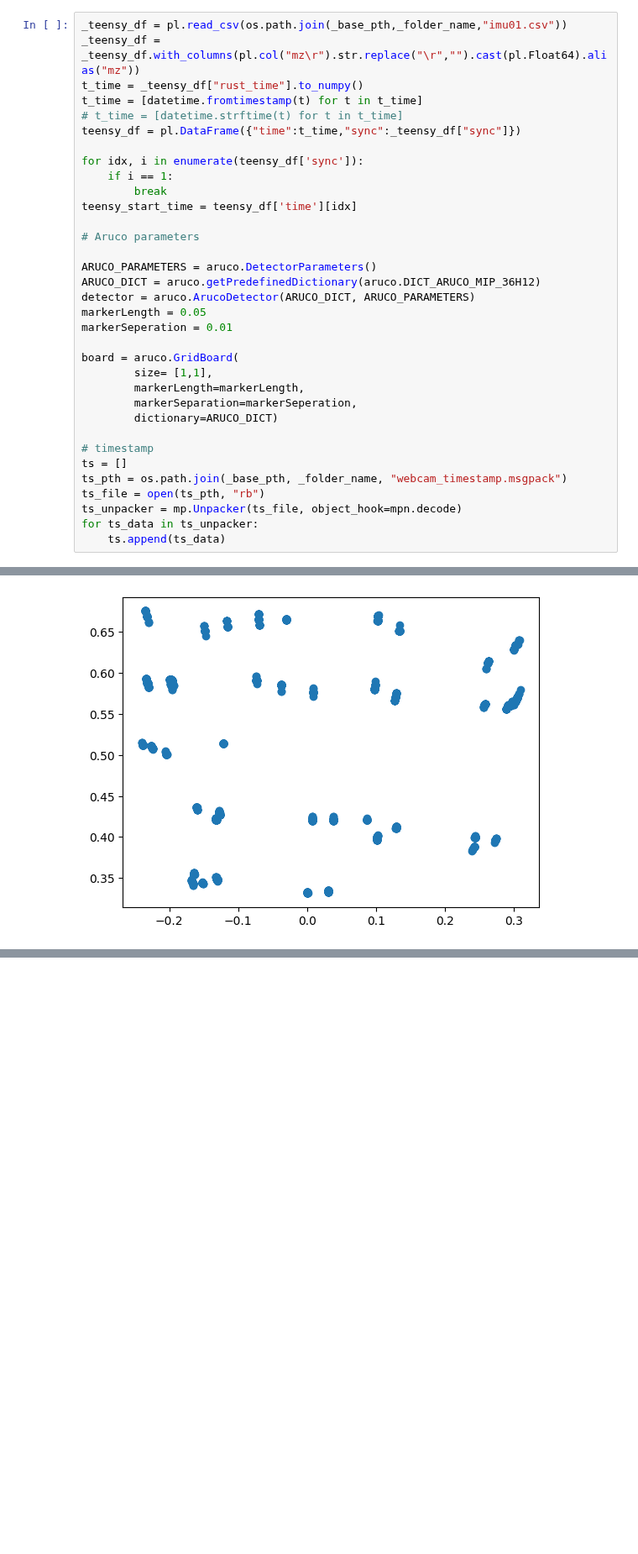
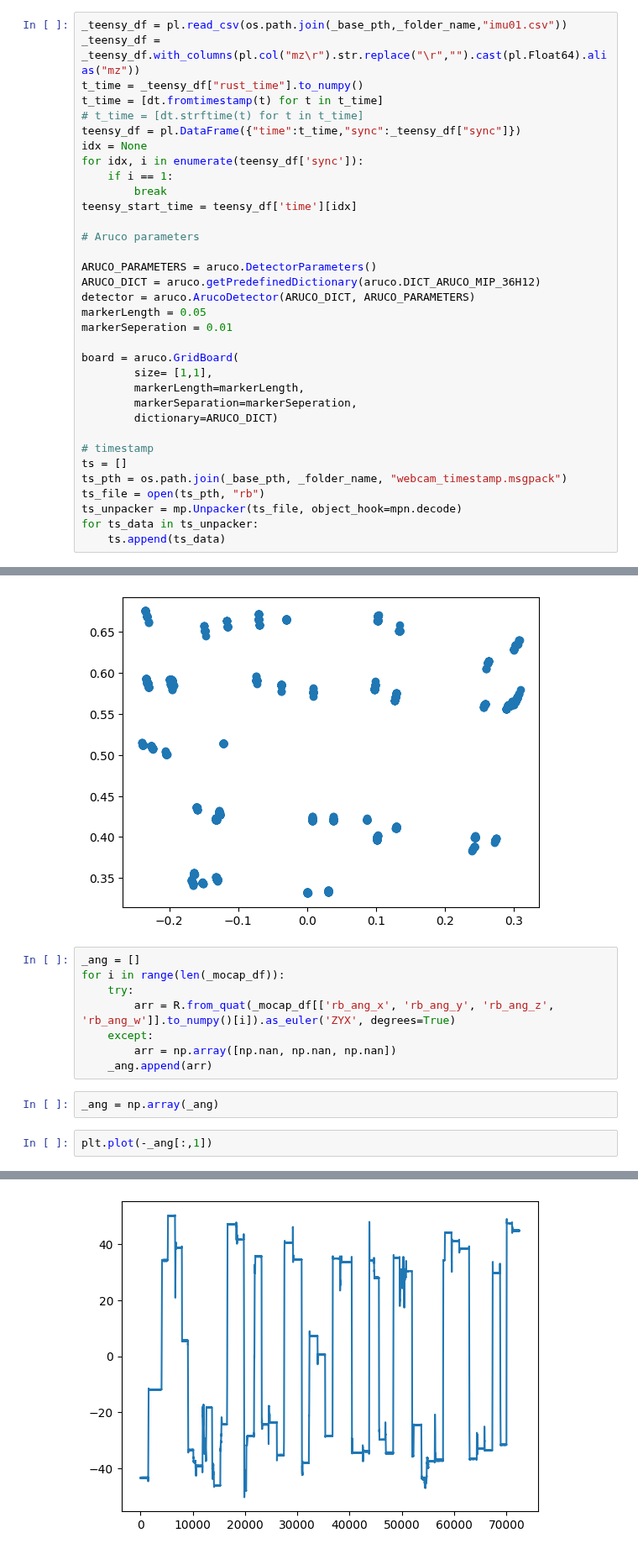
Before and after one commit to SujithChristopher/armbo, a Jupyter notebook: speed_bins/angle_analysis.ipynb, the cells around one changed output, grey strips where cells are left out. Shown at 84% size. Drawn from its saved outputs; the diff is of its cells as text; blank space fills up the shorter version.

```diff
--- a/speed_bins/angle_analysis.ipynb
+++ b/speed_bins/angle_analysis.ipynb
@@ -75,10 +78,10 @@ def estimatePoseSingleMarkers(corners, marker_size, mtx, distortion):
 _teensy_df = pl.read_csv(os.path.join(_base_pth,_folder_name,"imu01.csv"))
 _teensy_df = _teensy_df.with_columns(pl.col("mz\r").str.replace("\r","").cast(pl.Float64).alias("mz"))
 t_time = _teensy_df["rust_time"].to_numpy()
-t_time = [datetime.fromtimestamp(t) for t in t_time]
-# t_time = [datetime.strftime(t) for t in t_time]
+t_time = [dt.fromtimestamp(t) for t in t_time]
+# t_time = [dt.strftime(t) for t in t_time]
 teensy_df = pl.DataFrame({"time":t_time,"sync":_teensy_df["sync"]})
-
+idx = None
 for idx, i in enumerate(teensy_df['sync']):
     if i == 1:
         break
@@ -223,3 +226,16 @@ plt.scatter(ar_df['trigger']*ar_df['x'], ar_df['trigger']*ar_df['z'])
 # %% [output]
 <matplotlib.collections.PathCollection at 0x...>
 [figure]
+# %%
+_ang = []
+for i in range(len(_mocap_df)):
+    try:
+        arr = R.from_quat(_mocap_df[['rb_ang_x', 'rb_ang_y', 'rb_ang_z', 'rb_ang_w']].to_numpy()[i]).as_euler('ZYX', degrees=True)
+    except:
+        arr = np.array([np.nan, np.nan, np.nan])
+    _ang.append(arr)
+# %%
+_ang = np.array(_ang)
+# %%
+plt.plot(-_ang[:,1])
+# %% [output]
@@ -226,3 +243,4 @@ plt.scatter(ar_df['trigger']*ar_df['x'], ar_df['trigger']*ar_df['z'])
+[figure, added]
 # %%
 _rvecs = []
 
```
Also changed, not shown: parts of 15 cells of this notebook, 3 other files.
